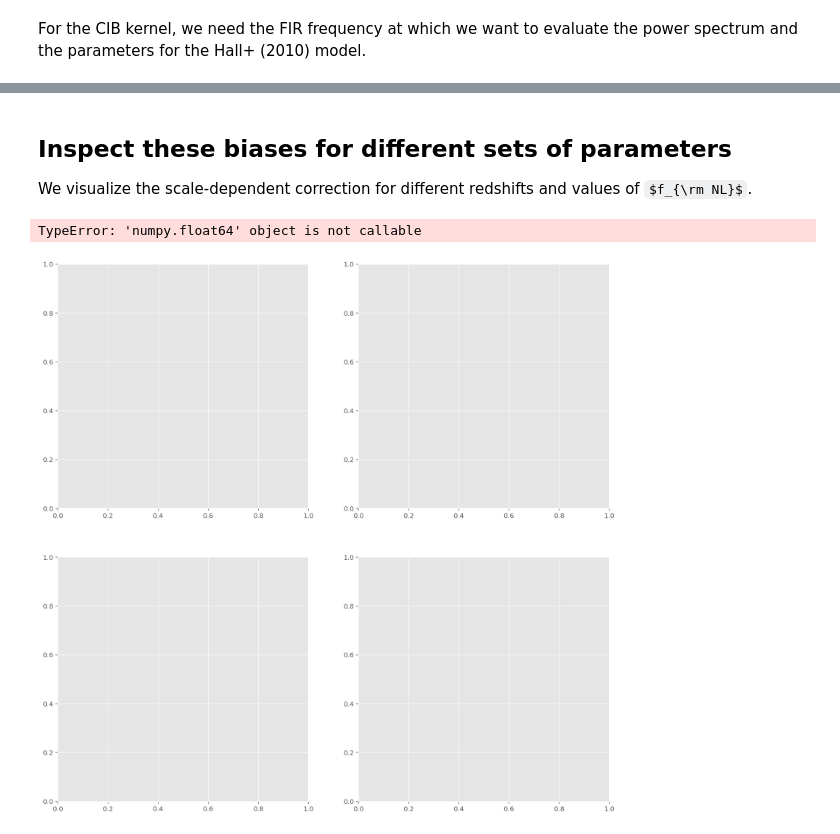
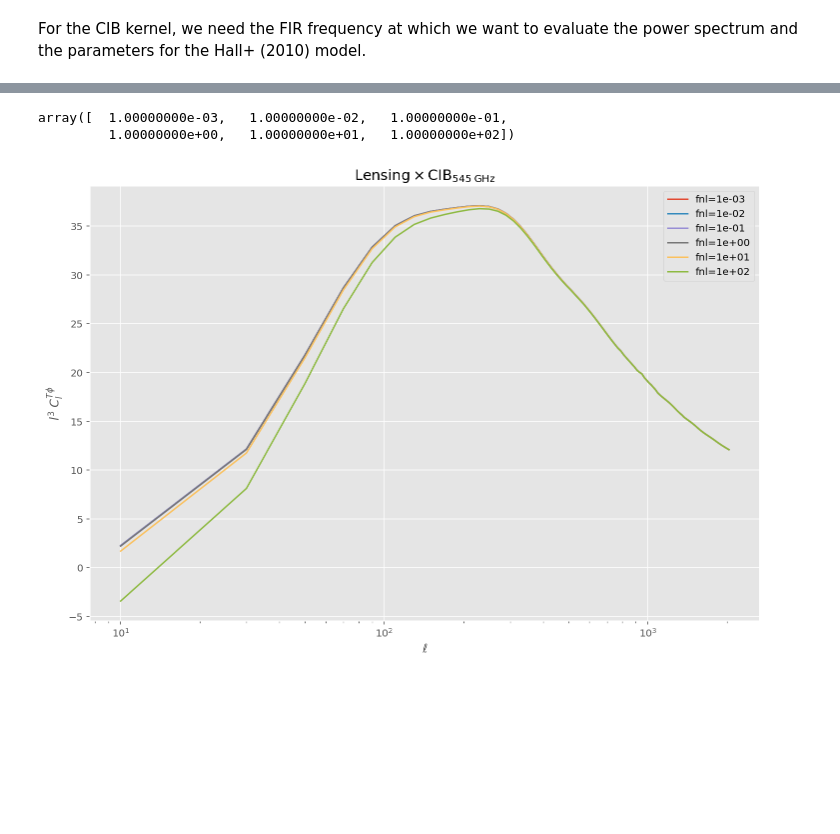
Before and after one commit to DanielLenz/quickspec, a Jupyter notebook: notebooks/advances_biases.ipynb, the cells around one changed output, grey strips where cells are left out. Cells and saved outputs as stored; diff of their text form; code cells hidden in the pictures; some formulas as TeX source; blank space fills up the shorter version.

Commit message:
Actually use different fnls for the advanced biases, clean up the fields_powerspectra.

```diff
--- a/notebooks/advances_biases.ipynb
+++ b/notebooks/advances_biases.ipynb
@@ -23,7 +27,7 @@ We begin by defining the initial conditions and the cosmology.
 # %%
 initial_cond = mps.mps.initial_ps()
 # %%
-mycosmo = cosmo.lcdm()
+mycosmo = cosmo.LCDM()
 # %%
 vars(mycosmo).keys()
 # %% [output]
@@ -238,4 +77,0 @@ def b(z, b_G=1.5, fnl=1.):
-# %% [markdown]
-## Inspect these biases for different sets of parameters
-
-We visualize the scale-dependent correction for different redshifts and values of $f_{\rm NL}$.
@@ -245,14 +78,43 @@ fnls = np.logspace(-3, 0, 5)
-# %%
-fig, axes = plt.subplots(ncols=2, nrows=2, figsize=(15, 15))
-(ax1, ax2), (ax3, ax4) = axes
-
-for ax, fnl in zip(axes.flatten(), fnls):
-    [ax.plot(kk, b(z, fnl=fnl), label=f'z={z}, fnl={fnl}') for z in redshifts]
-    ax.semilogx();
-
-    ax.legend()
-    ax.set_xlabel(r'$k\ [h\,\rm Mpc^{-1}]$')
-    ax.set_ylabel(r'$b_k$')
-# %% [output]
-TypeError: 'numpy.float64' object is not callable
-[figure, removed]
+# %%
+fnls = np.logspace(-3, 2, 6)
+fnls
+# %% [output]
+array([  1.00000000e-03,   1.00000000e-02,   1.00000000e-01,
+         1.00000000e+00,   1.00000000e+01,   1.00000000e+02])
+# %%
+nu = 545.e9
+zc = 2.
+sigmaz = 2.
+b = 0.8 / np.sqrt(2.4)
+
+def fnl2crosspower(fnl):
+    kernel_cib = hall.ssed_kern(
+        nu,
+        jbar_kwargs={'zc': zc, 'sigmaz': sigmaz},
+        b0=b,
+        fnl=fnl,
+        mps=mymps)
+
+    powspec_TP = mymps.cl_limber_z(
+        kernel_cib, kernel_lens,
+        ls=ls, zmin=1.e-2, zmax=20.)
+
+    return powspec_TP
+
+powerspectra = np.array(list(map(fnl2crosspower, fnls)))
+# %%
+fig, ax = plt.subplots(figsize=(12, 8))
+
+for powspec, fnl in zip(powerspectra, fnls):
+    ax.plot(ls, ls**3 * powspec, label=f'fnl={fnl:.0e}')
+    ax.semilogx()
+
+    # Labels & legend
+    ax.legend()
+    ax.set_title(r'$\rm Lensing \times CIB_{545\;GHz}$')
+    ax.set_xlabel(r'$\ell$')
+    ax.set_ylabel(r'$l^3\; C_l^{T\phi}$')
+
+plt.savefig('/users/dlenz/Downloads/Cl_CIBxPhi_fnls.pdf', dpi=300)
+# %% [output]
+[figure, added]
```
Also changed, not shown: parts of 25 cells of this notebook, 1 other file.
